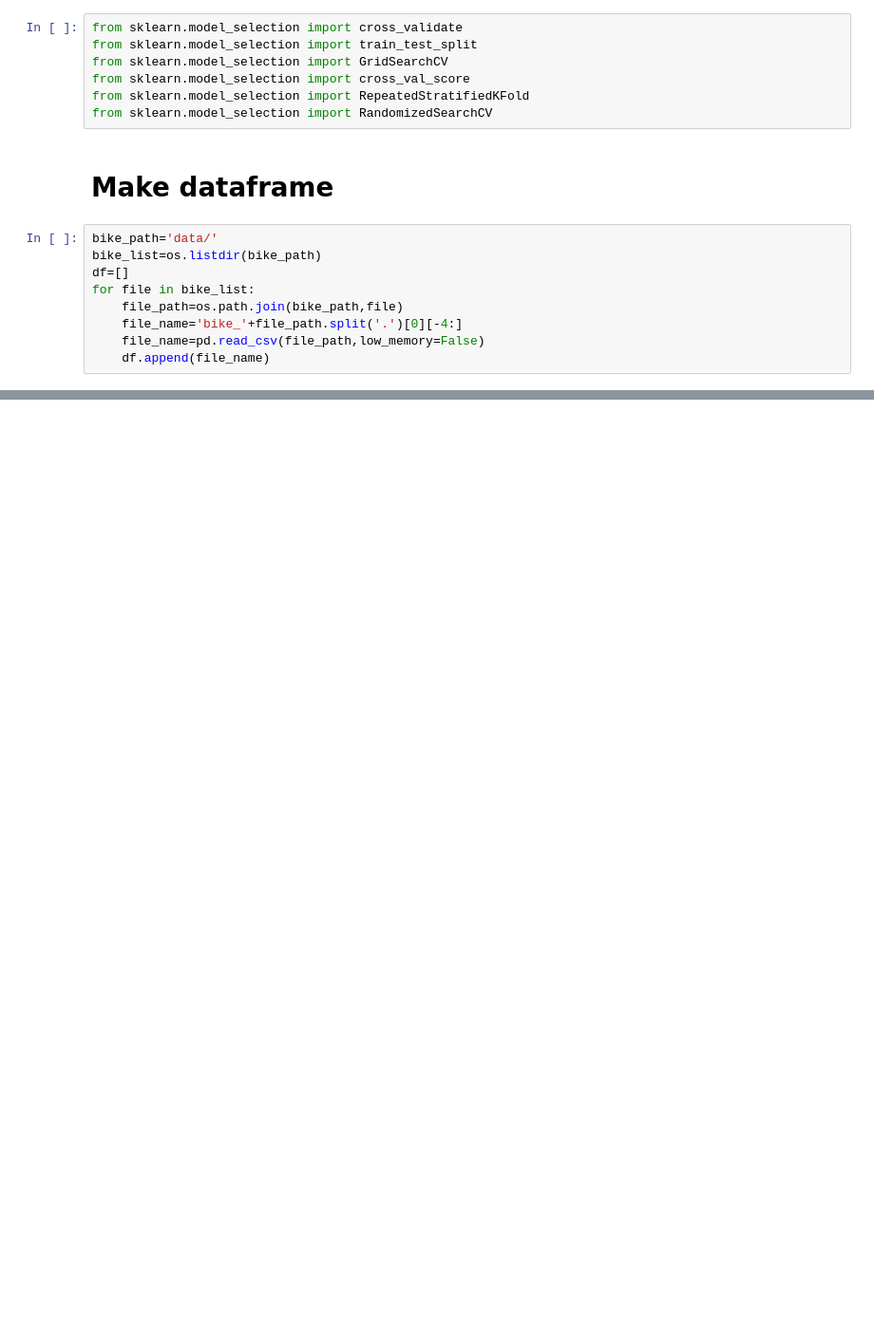
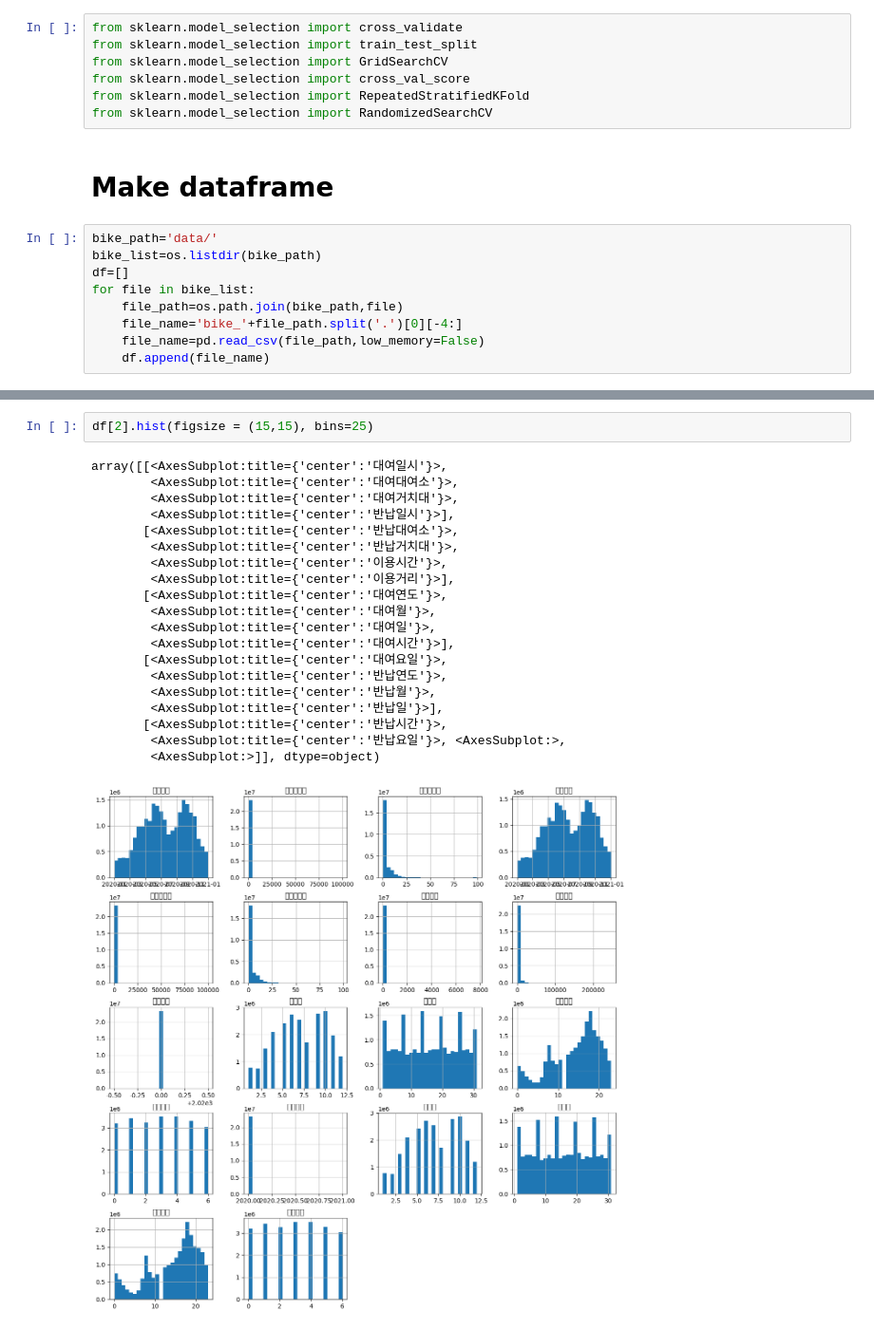
Before and after one commit to dhcryan/ddareung, a Jupyter notebook: main.ipynb, the cells around one changed output, grey strips where cells are left out. Shown: that part at 95% size. Cells and saved outputs as stored; diff of their text form; blank space fills up the shorter version.

```diff
--- a/main.ipynb
+++ b/main.ipynb
@@ -45,0 +135,23 @@ df[4].head()
+# %%
+df[2].hist(figsize = (15,15), bins=25)
+# %% [output]
+array([[<AxesSubplot:title={'center':'대여일시'}>,
+        <AxesSubplot:title={'center':'대여대여소'}>,
+        <AxesSubplot:title={'center':'대여거치대'}>,
+        <AxesSubplot:title={'center':'반납일시'}>],
+       [<AxesSubplot:title={'center':'반납대여소'}>,
+        <AxesSubplot:title={'center':'반납거치대'}>,
+        <AxesSubplot:title={'center':'이용시간'}>,
+        <AxesSubplot:title={'center':'이용거리'}>],
+       [<AxesSubplot:title={'center':'대여연도'}>,
+        <AxesSubplot:title={'center':'대여월'}>,
+        <AxesSubplot:title={'center':'대여일'}>,
+        <AxesSubplot:title={'center':'대여시간'}>],
+       [<AxesSubplot:title={'center':'대여요일'}>,
+        <AxesSubplot:title={'center':'반납연도'}>,
+        <AxesSubplot:title={'center':'반납월'}>,
+        <AxesSubplot:title={'center':'반납일'}>],
+       [<AxesSubplot:title={'center':'반납시간'}>,
+        <AxesSubplot:title={'center':'반납요일'}>, <AxesSubplot:>,
+        <AxesSubplot:>]], dtype=object)
+[figure, added]
```
Also changed, not shown: parts of 15 cells of this notebook, 2 other files.
